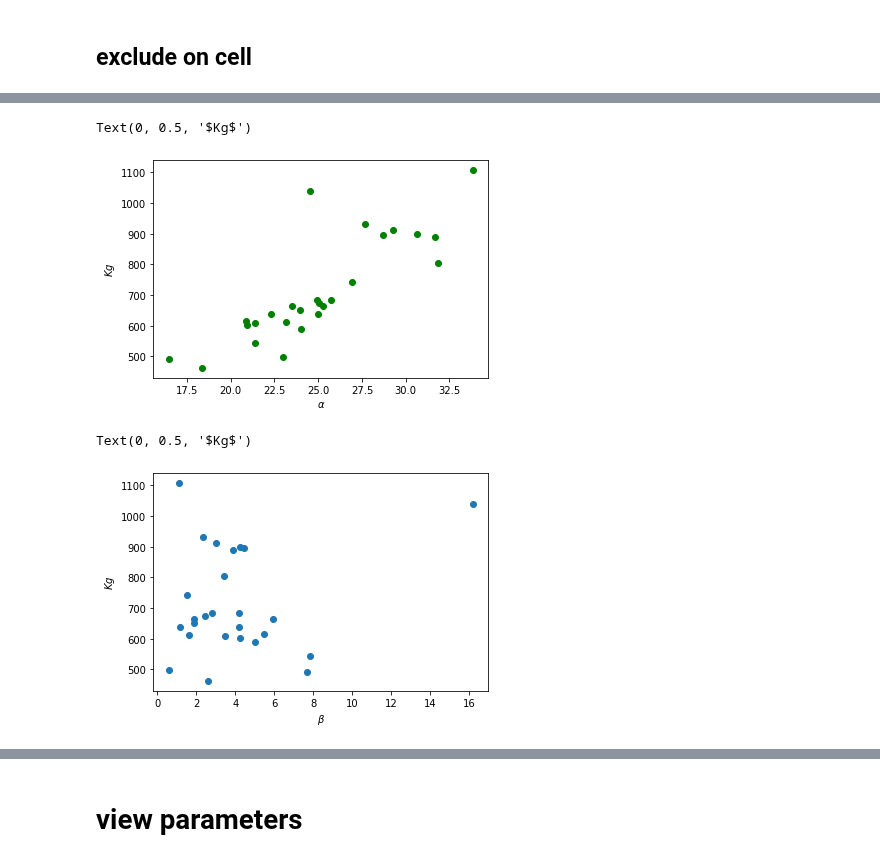
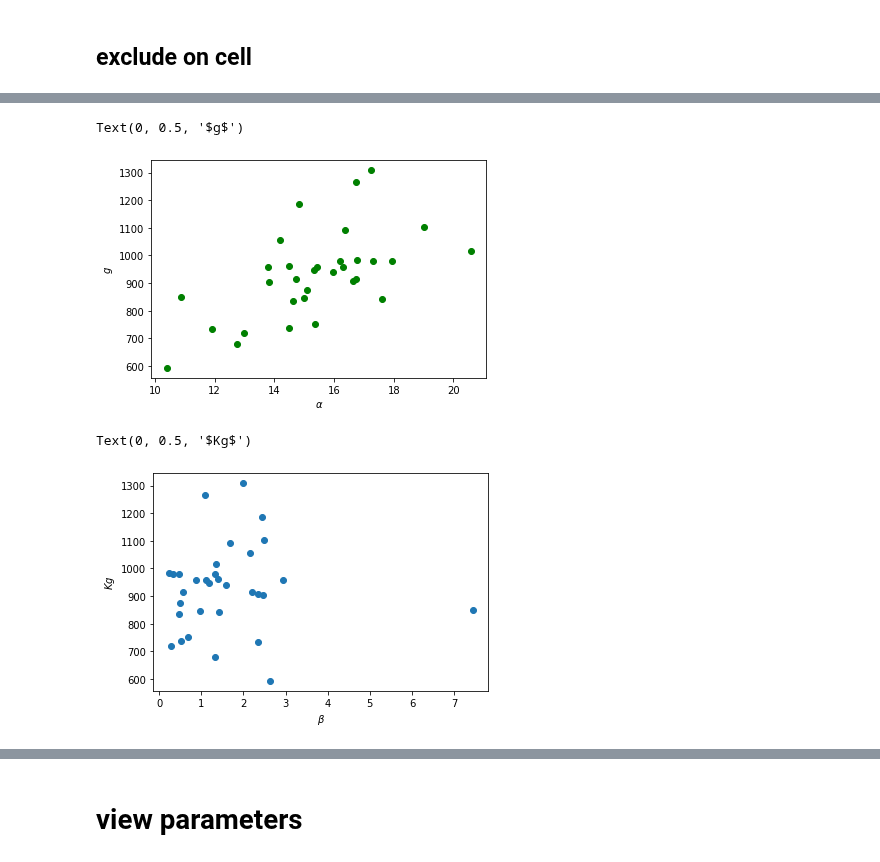
Before and after one commit to llincooi/retina_python, a Jupyter notebook: NGD_fit_CST-OLED.ipynb, the cells around one changed output, grey strips where cells are left out. Cells and saved outputs as stored; diff of their text form; code cells hidden in the pictures.

```diff
--- a/NGD_fit_CST-OLED.ipynb
+++ b/NGD_fit_CST-OLED.ipynb
@@ -65,7 +56,7 @@ fig.set_size_inches(60, 30)
 # %% [markdown]
 # main
 # %%
-exp_folder = 'D:\\GoogleDrive\\retina\\Chou\'s data\\20210506'
+exp_folder = 'D:\\GoogleDrive\\retina\\Chou\'s data\\20210504'
 annots = loadmat(exp_folder+'\\merge\\merge_0224_cSTA_wf_3min_Q100_re', squeeze_me = True)
 x = annots['bin_pos']
 x = x-np.mean(x)
@@ -86,27 +77,29 @@ for cn in range(60):
     ax[np.where(figmap == cn+1)][0].plot(taxis, cSTA, 'b+:')
     cSTA_list[cn] = cSTA
 # %%
-name_list = ['alpha', 'beta', 'Kg', 'tau_y', 'Amp']
+name_list = ['alpha', 'beta', 'g', 'tau_y', 'Amp']
 para_dict = {}
 for l in range(len(name_list)):
     para_dict[name_list[l]] = np.zeros(60)
 
 fit_cSTA_list = [0]*60
 para_dict['error'] = np.zeros(60)
-for cn in dcn:
+for cn in dcn.copy():
 #     print(cn)
-    alpha = 41. #1/sec
+    alpha = 25 #1/sec
     beta =  2
-    Kg = 900
+    g = 700
     tau_y = 0.03
-    Amp = 1 #Oncell
-    popt,pcov = curve_fit(NGDcSTA, x, cSTA_list[cn], p0=[alpha, beta, Kg, tau_y, Amp], bounds = (0, np.inf))
+    Amp = 1
+    try:
+        popt,pcov = curve_fit(NGDcSTA, np.abs(taxis), cSTA_list[cn], p0=[alpha, beta, g, tau_y, Amp], bounds = (0, np.inf))
+    except:
+        dcn.remove(cn)
+        continue
     for l in range(len(popt)):
         para_dict[name_list[l]][cn] = popt[l]
-#     print(popt)
-    fit_cSTA_list[cn] = NGDcSTA(x, *popt).copy()
+    fit_cSTA_list[cn] = NGDcSTA(np.abs(taxis), *popt).copy()
     para_dict['error'][cn] = sum((fit_cSTA_list[cn]-cSTA_list[cn])**2)
-
     ax[np.where(figmap == cn+1)][0].plot(taxis, fit_cSTA_list[cn], 'r-')
 # %%
 for cn in range(60):
@@ -135,15 +128,11 @@ ncn = []
 for cn in dcn:
     #constrani 1
     if len(annots['reconstruct_spikes'][cn])/180 < 0.3: continue
-    alpha = para_dict['alpha'][cn]
-    beta = para_dict['beta'][cn]
-    kg = para_dict['Kg'][cn]
-    dOmega = 0.01
-    omega = np.arange(dOmega,10,dOmega)
-    H = 1/(omega*1j+alpha+(kg/(omega*1j+beta)))#/(omega*1j)
-    G = np.abs(H)
-    Phi = np.angle(H)
-    delta = -np.append(np.diff(Phi),0)/dOmega
+    domega = 0.01
+    omega = np.arange(-1,10,domega) #limited by [pi/dt,pi/dt)
+    TKdw = np.sum(fit_cSTA_list[cn][np.newaxis,:]*np.exp(-1j*np.abs(taxis[np.newaxis,:])*omega[:,np.newaxis]), axis = 1)*dt
+    phi = np.angle(TKdw)
+    delta = -angular_gradient(phi)/domega
     Dax[np.where(figmap == cn+1)][0].set_title(str(cn+1), fontsize = 16)
 
     #constrani 2
@@ -153,4 +142,9 @@ for cn in dcn:
     else:
         ncn.append(cn)
         Dax[np.where(figmap == cn+1)][0].plot(omega[:-1], delta[:-1], 'm')
+
+for Daxy in Dax:
+    for ax in Daxy:
+        ax.axhline(0,linewidth=1, linestyle='--', c='k')
+        ax.set_xlim([0,10])
 # %% [output]
@@ -183,22 +177,22 @@ Text(0, 0.5, '$\\beta$')
 # %%
-plt.scatter(para_dict['alpha'][pcn], para_dict['Kg'][pcn], c ='g')
+plt.scatter(para_dict['alpha'][pcn], para_dict['g'][pcn], c ='g')
 # plt.scatter(para_dict['alpha'][ncn], para_dict['Kg'][ncn], c ='m')
 # plt.scatter(1/para_dict['alpha'][I1], para_dict['Kg'][I1], c='r')
 # plt.scatter(1/para_dict['alpha'][I2], para_dict['Kg'][I2], c='b')
 plt.xlabel(r'$\alpha$')
-plt.ylabel(r'$Kg$')
+plt.ylabel(r'$g$')
 # %% [output]
-Text(0, 0.5, '$Kg$')
+Text(0, 0.5, '$g$')
-[figure, old version]
+[figure, new version]
 # %%
-plt.scatter(para_dict['beta'][pcn], para_dict['Kg'][pcn])
+plt.scatter(para_dict['beta'][pcn], para_dict['g'][pcn])
 # plt.scatter(1/para_dict['beta'][I1], para_dict['Kg'][I1], c='r')
 # plt.scatter(1/para_dict['beta'][I2], para_dict['Kg'][I2], c='b')
 plt.xlabel(r'$\beta$')
 plt.ylabel(r'$Kg$')
 # %% [output]
 Text(0, 0.5, '$Kg$')
-[figure, old version]
+[figure, new version]
 # %%
 plt.scatter(para_dict['alpha'][pcn], para_dict['tau_y'][pcn], c='g')
 plt.scatter(para_dict['alpha'][ncn], para_dict['tau_y'][ncn], c='m')
```
Also changed, not shown: parts of 12 cells of this notebook, 2 other files.
